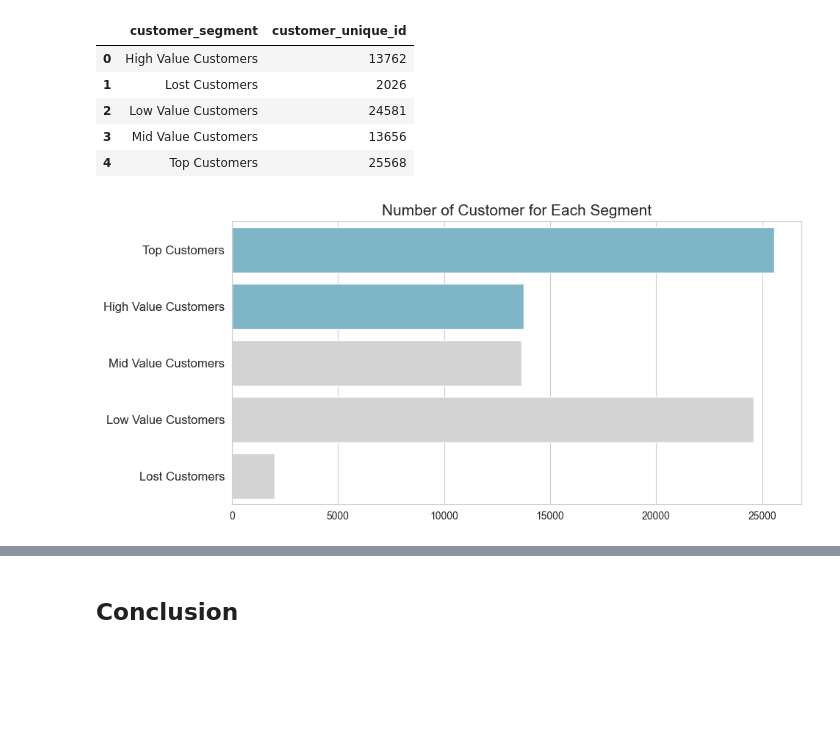
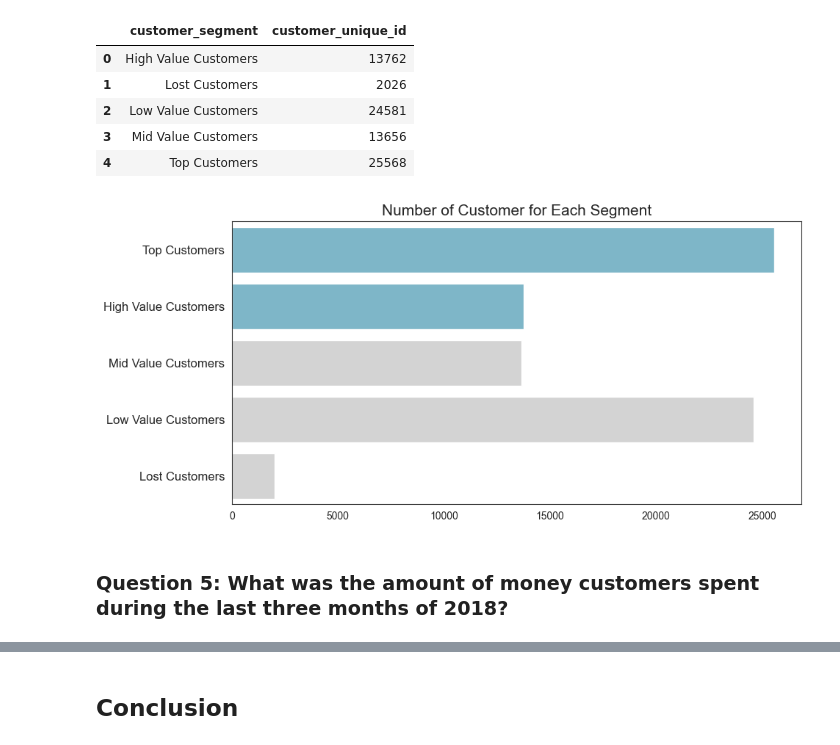
Before and after one commit to stefansphtr/Data-Analytics-Brazilian-Ecommerce, a Jupyter notebook: notebook.ipynb, the cells around one changed output, grey strips where cells are left out. Saved outputs shown, nothing was run; the diff lists cells and outputs as text; code cells hidden in the pictures; blank space fills up the shorter version.

```diff
--- a/notebook.ipynb
+++ b/notebook.ipynb
@@ -2971,21 +2970,38 @@ customer_segment_df["customer_segment"] = pd.Categorical(
     ],
 )
 # %%
+# Set the figure size
 plt.figure(figsize=(10, 5))
+
+# Define the color palette
 colors_ = ["#72BCD4", "#72BCD4", "#D3D3D3", "#D3D3D3", "#D3D3D3"]
 
+# Set the background style to 'white' to remove gridlines
+sns.set_style("white")
+
+# Create a bar plot
 sns.barplot(
     x="customer_unique_id",
     y="customer_segment",
     data=customer_segment_df.sort_values(by="customer_segment", ascending=True),
     hue="customer_segment",
     legend=False,
     palette=colors_,
 )
+
+# Set the title of the plot
 plt.title("Number of Customer for Each Segment", loc="center", fontsize=15)
+
+# Remove the labels for the x and y axes
 plt.ylabel(None)
 plt.xlabel(None)
+
+# Set the size of the y-axis labels
 plt.tick_params(axis="y", labelsize=12)
+
+# Display the plot
 plt.show()
 # %% [output]
-[figure, old version]
+[figure, new version]
+# %% [markdown]
+### Question 5: What was the amount of money customers spent during the last three months of 2018?
```
Also changed, not shown: parts of 4 cells of this notebook.
